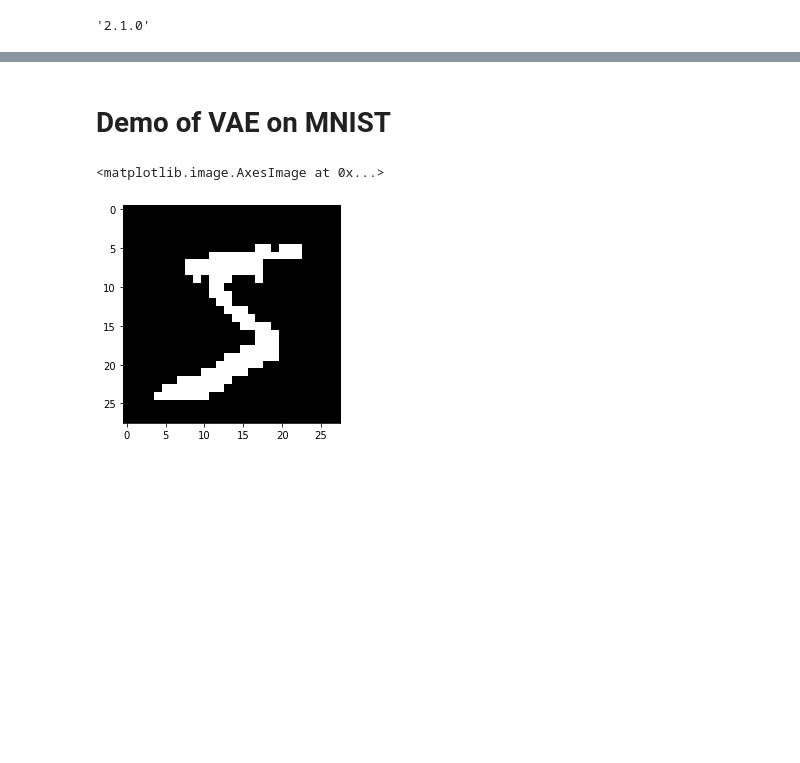
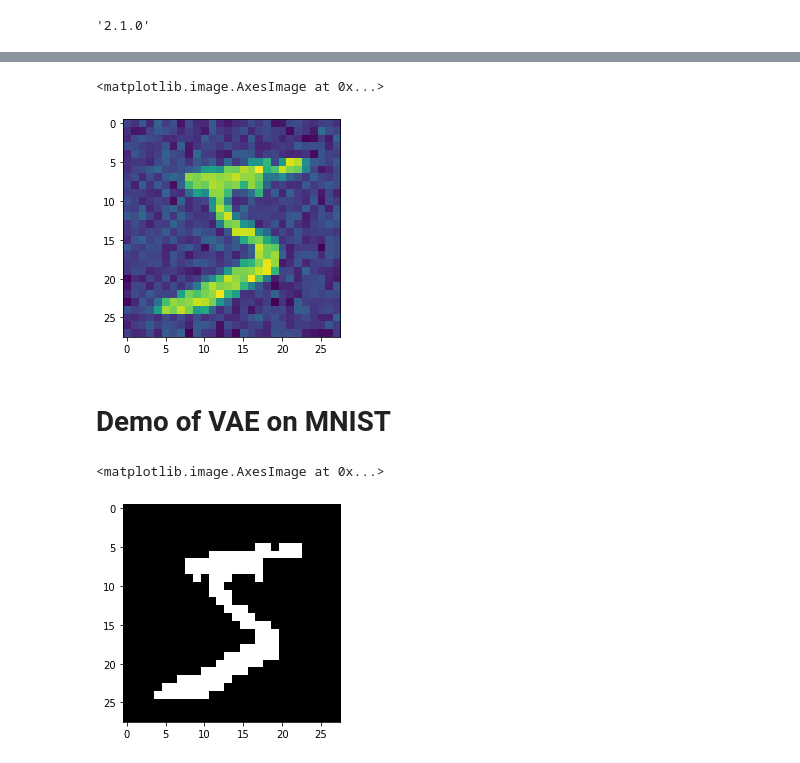
Before and after one commit to MaxwellLZH/blog, a Jupyter notebook: outlier-detection-series/vae/outlier_detection_with_vae.ipynb, the cells around one changed output, grey strips where cells are left out. Cells and saved outputs as stored; diff of their text form; code cells hidden in the pictures; blank space fills up the shorter version.

```diff
--- a/outlier-detection-series/vae/outlier_detection_with_vae.ipynb
+++ b/outlier-detection-series/vae/outlier_detection_with_vae.ipynb
@@ -14,3 +124,8 @@ tf.__version__
+# %%
+plt.imshow(noise_image.squeeze())
+# %% [output]
+<matplotlib.image.AxesImage at 0x...>
+[figure, added]
 # %% [markdown]
 # Demo of VAE on MNIST
 # %%
```
Also changed, not shown: parts of 9 cells of this notebook, 6 other files.
